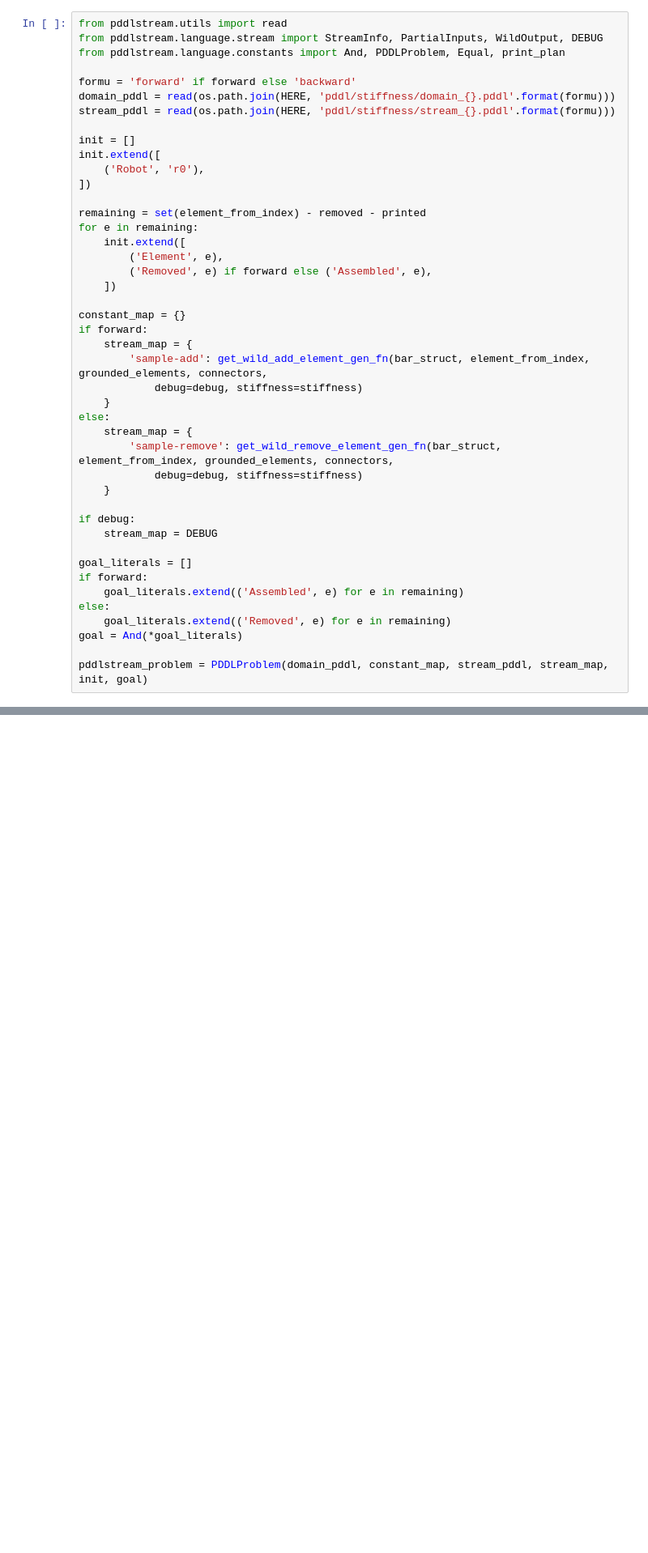
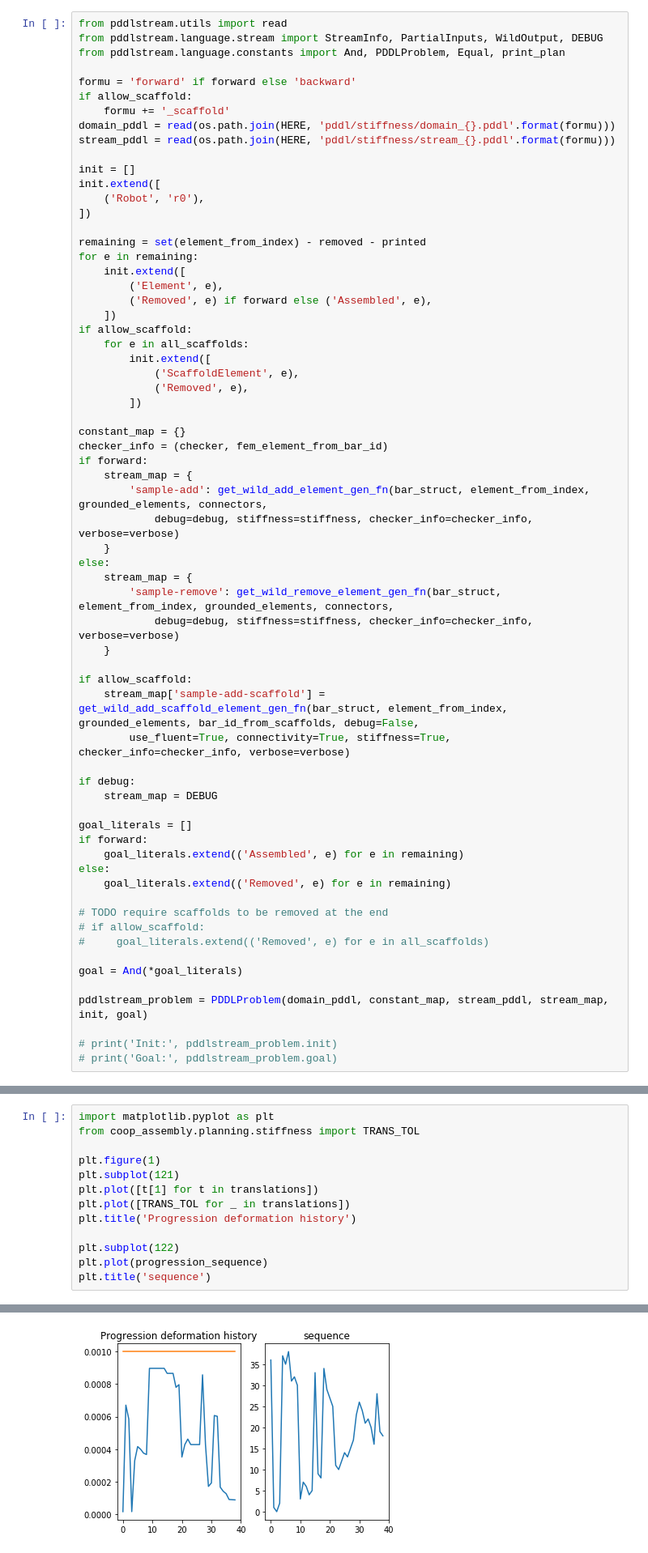
Before and after one commit to yijiangh/coop_assembly, a Jupyter notebook: src/coop_assembly/planning/pddl_playground.ipynb, the cells around one changed output, grey strips where cells are left out. Shown: that part at 81% size. Cells and saved outputs as stored; diff of their text form; blank space fills up the shorter version.

```diff
--- a/src/coop_assembly/planning/pddl_playground.ipynb
+++ b/src/coop_assembly/planning/pddl_playground.ipynb
@@ -220,6 +328,8 @@ from pddlstream.language.stream import StreamInfo, PartialInputs, WildOutput, DE
 from pddlstream.language.constants import And, PDDLProblem, Equal, print_plan
 
 formu = 'forward' if forward else 'backward'
+if allow_scaffold:
+    formu += '_scaffold'
 domain_pddl = read(os.path.join(HERE, 'pddl/stiffness/domain_{}.pddl'.format(formu)))
 stream_pddl = read(os.path.join(HERE, 'pddl/stiffness/stream_{}.pddl'.format(formu)))
 
@@ -234,18 +344,29 @@ for e in remaining:
         ('Element', e),
         ('Removed', e) if forward else ('Assembled', e),
     ])
+if allow_scaffold:
+    for e in all_scaffolds:
+        init.extend([
+            ('ScaffoldElement', e),
+            ('Removed', e),
+        ])
 
 constant_map = {}
+checker_info = (checker, fem_element_from_bar_id)
 if forward:
     stream_map = {
         'sample-add': get_wild_add_element_gen_fn(bar_struct, element_from_index, grounded_elements, connectors,
-            debug=debug, stiffness=stiffness)
+            debug=debug, stiffness=stiffness, checker_info=checker_info, verbose=verbose)
     }
 else:
     stream_map = {
         'sample-remove': get_wild_remove_element_gen_fn(bar_struct, element_from_index, grounded_elements, connectors,
-            debug=debug, stiffness=stiffness)
+            debug=debug, stiffness=stiffness, checker_info=checker_info, verbose=verbose)
     }
+
+if allow_scaffold:
+    stream_map['sample-add-scaffold'] = get_wild_add_scaffold_element_gen_fn(bar_struct, element_from_index, grounded_elements, bar_id_from_scaffolds, debug=False,
+        use_fluent=True, connectivity=True, stiffness=True, checker_info=checker_info, verbose=verbose)
 
 if debug:
     stream_map = DEBUG
@@ -255,6 +376,14 @@ if forward:
     goal_literals.extend(('Assembled', e) for e in remaining)
 else:
     goal_literals.extend(('Removed', e) for e in remaining)
+
+# TODO require scaffolds to be removed at the end
+# if allow_scaffold:
+#     goal_literals.extend(('Removed', e) for e in all_scaffolds)
+
 goal = And(*goal_literals)
 
 pddlstream_problem = PDDLProblem(domain_pddl, constant_map, stream_pddl, stream_map, init, goal)
+
+# print('Init:', pddlstream_problem.init)
+# print('Goal:', pddlstream_problem.goal)
@@ -314,0 +464,14 @@ Plan-stiffness success! Elements: 39, max BT: 0, stiffness failure: 0, Time: 3.2
+# %%
+import matplotlib.pyplot as plt
+from coop_assembly.planning.stiffness import TRANS_TOL
+
+plt.figure(1)
+plt.subplot(121)
+plt.plot([t[1] for t in translations])
+plt.plot([TRANS_TOL for _ in translations])
+plt.title('Progression deformation history')
+
+plt.subplot(122)
+plt.plot(progression_sequence)
+plt.title('sequence')
+# %% [output]
@@ -314,0 +479 @@ Plan-stiffness success! Elements: 39, max BT: 0, stiffness failure: 0, Time: 3.2
+[figure, added]
```
Also changed, not shown: parts of 20 cells of this notebook, 7 other files.
